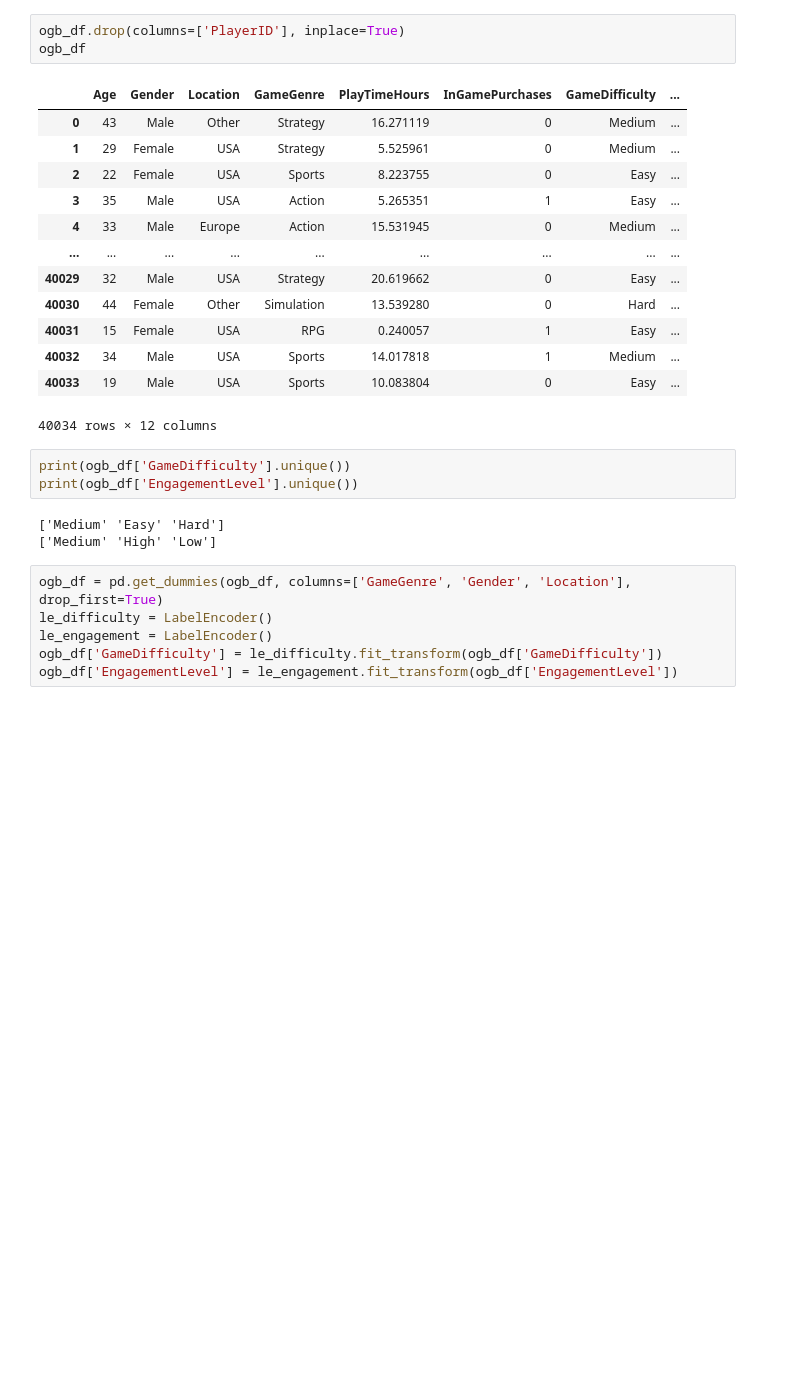
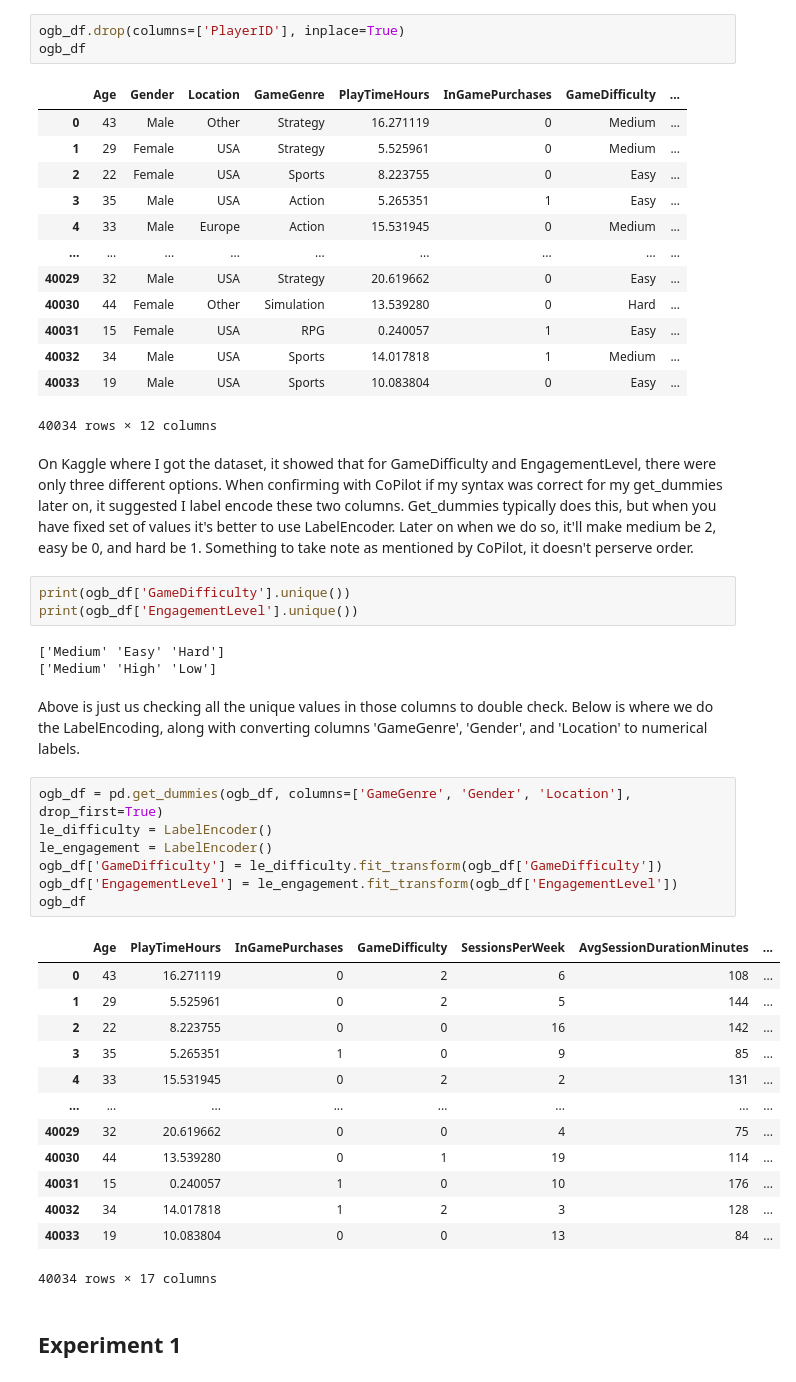
Before and after one commit to Jayaditya-Singh/Intro-to-Data-Mining-Portfolio, a Jupyter notebook: Project3.ipynb, the cells around one changed output. Drawn from its saved outputs; the diff is of its cells as text; blank space fills up the shorter version.

```diff
--- a/Project3.ipynb
+++ b/Project3.ipynb
@@ -67,15 +70,36 @@ ogb_df
 | 40032 | 34 | Male | USA | Sports | 14.017818 | 1 | Medium | ... |
 | 40033 | 19 | Male | USA | Sports | 10.083804 | 0 | Easy | ... |
 40034 rows × 12 columns
+# %% [markdown]
+On Kaggle where I got the dataset, it showed that for GameDifficulty and EngagementLevel, there were only three different options. When confirming with CoPilot if my syntax was correct for my get_dummies later on, it suggested I label encode these two columns. Get_dummies typically does this, but when you have fixed set of values it's better to use LabelEncoder. Later on when we do so, it'll make medium be 2, easy be 0, and hard be 1. Something to take note as mentioned by CoPilot, it doesn't perserve order.
 # %%
 print(ogb_df['GameDifficulty'].unique())
 print(ogb_df['EngagementLevel'].unique())
 # %% [output]
 ['Medium' 'Easy' 'Hard']
 ['Medium' 'High' 'Low']
+# %% [markdown]
+Above is just us checking all the unique values in those columns to double check. Below is where we do the LabelEncoding, along with converting columns 'GameGenre', 'Gender', and 'Location' to numerical labels.
 # %%
 ogb_df = pd.get_dummies(ogb_df, columns=['GameGenre', 'Gender', 'Location'], drop_first=True)
 le_difficulty = LabelEncoder()
 le_engagement = LabelEncoder()
 ogb_df['GameDifficulty'] = le_difficulty.fit_transform(ogb_df['GameDifficulty'])
 ogb_df['EngagementLevel'] = le_engagement.fit_transform(ogb_df['EngagementLevel'])
+ogb_df
+# %% [output]
+|  | Age | PlayTimeHours | InGamePurchases | GameDifficulty | SessionsPerWeek | AvgSessionDurationMinutes | ... |
+| 0 | 43 | 16.271119 | 0 | 2 | 6 | 108 | ... |
+| 1 | 29 | 5.525961 | 0 | 2 | 5 | 144 | ... |
+| 2 | 22 | 8.223755 | 0 | 0 | 16 | 142 | ... |
+| 3 | 35 | 5.265351 | 1 | 0 | 9 | 85 | ... |
+| 4 | 33 | 15.531945 | 0 | 2 | 2 | 131 | ... |
+| ... | ... | ... | ... | ... | ... | ... | ... |
+| 40029 | 32 | 20.619662 | 0 | 0 | 4 | 75 | ... |
+| 40030 | 44 | 13.539280 | 0 | 1 | 19 | 114 | ... |
+| 40031 | 15 | 0.240057 | 1 | 0 | 10 | 176 | ... |
+| 40032 | 34 | 14.017818 | 1 | 2 | 3 | 128 | ... |
+| 40033 | 19 | 10.083804 | 0 | 0 | 13 | 84 | ... |
+40034 rows × 17 columns
+# %% [markdown]
+## Experiment 1
```
Also changed, not shown: parts of 25 cells of this notebook.
